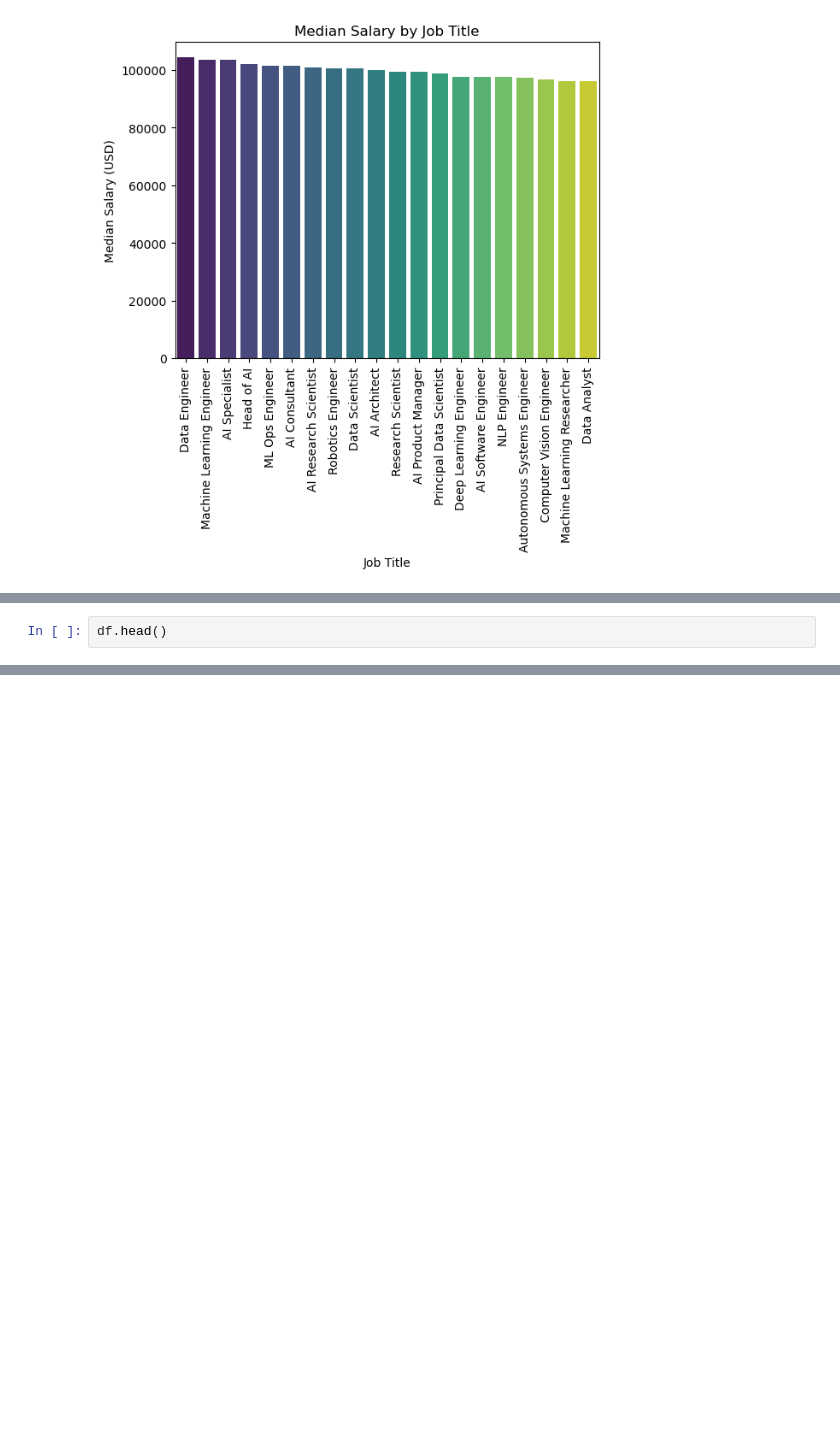
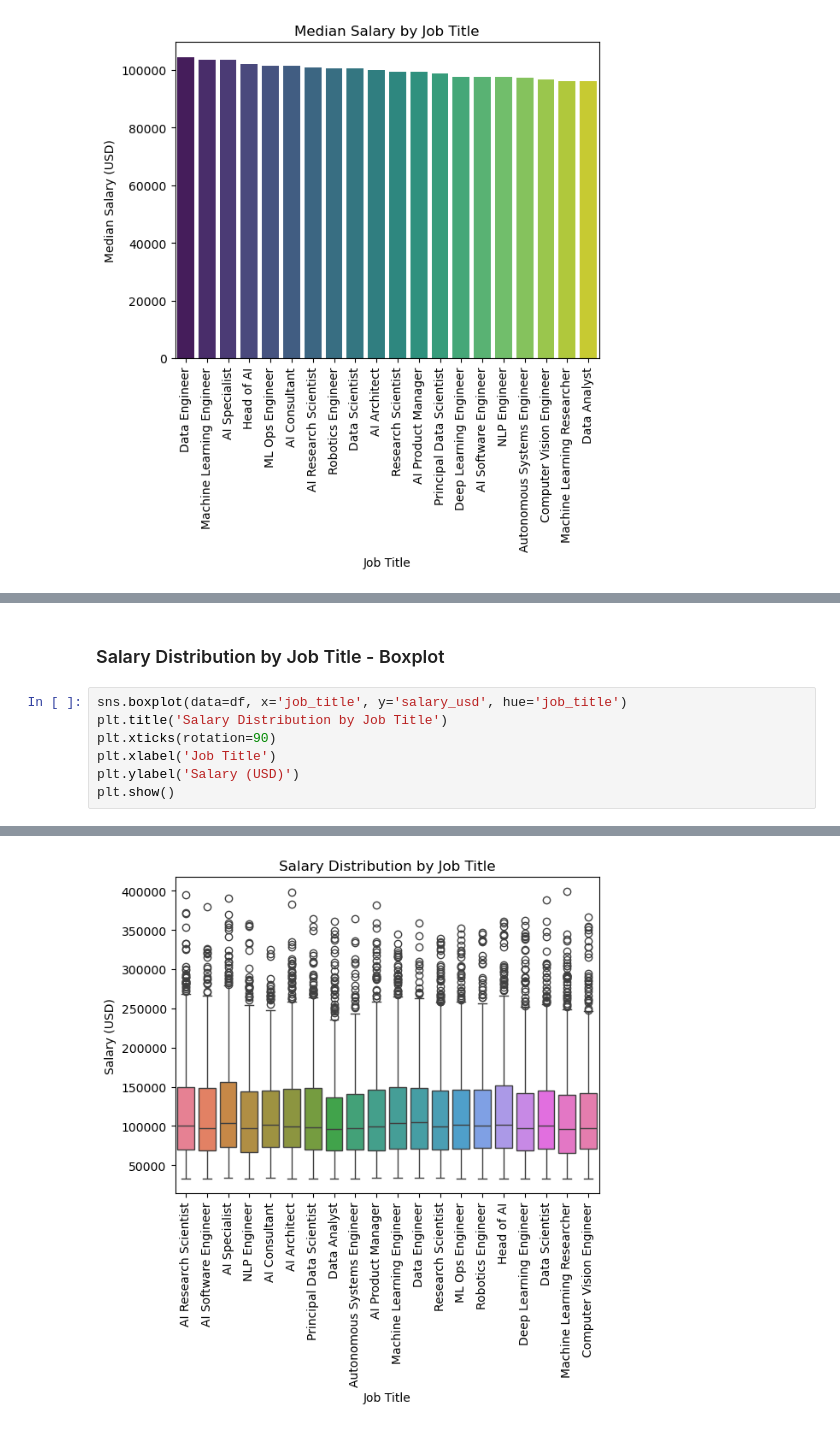
Before and after one commit to pawelsiurek/AI-Market-EDA, a Jupyter notebook: notebooks/EDA.ipynb, the cells around one changed output, grey strips where cells are left out. Saved outputs shown, nothing was run; the diff lists cells and outputs as text; blank space fills up the shorter version.

```diff
--- a/notebooks/EDA.ipynb
+++ b/notebooks/EDA.ipynb
@@ -211,3 +231,10 @@ Passing `palette` without assigning `hue` is deprecated and will be removed in v
+# %% [markdown]
+### Salary Distribution by Job Title - Boxplot
 # %%
-df.head()
+sns.boxplot(data=df, x='job_title', y='salary_usd', hue='job_title')
+plt.title('Salary Distribution by Job Title')
+plt.xticks(rotation=90)
+plt.xlabel('Job Title')
+plt.ylabel('Salary (USD)')
+plt.show()
 # %% [output]
@@ -219,0 +241 @@ df.head()
+[figure, added]
```
Also changed, not shown: parts of 9 cells of this notebook.
